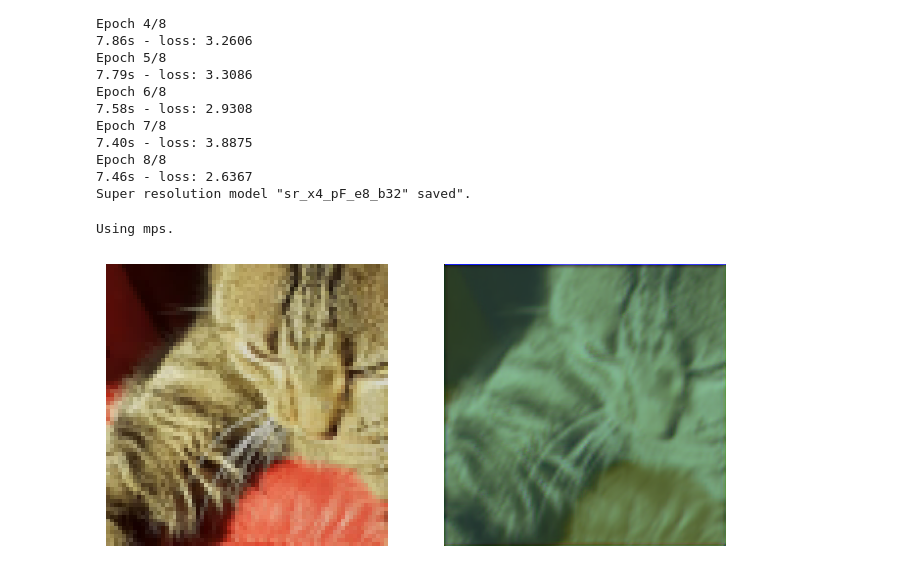
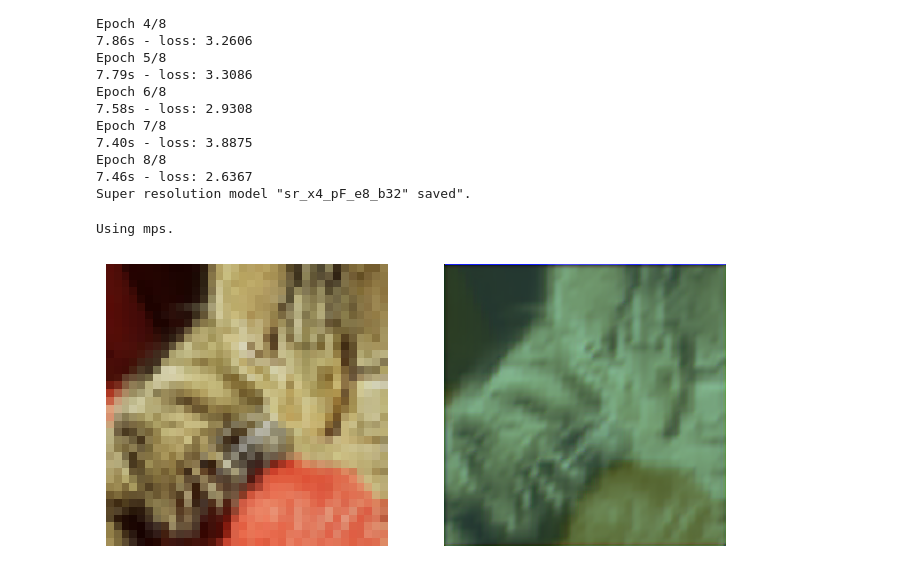
Before and after one commit to bastiensoucasse/amip-project, a Jupyter notebook: src/sr.ipynb, the cells around one changed output. Drawn from its saved outputs; the diff is of its cells as text; code cells hidden in the pictures.

```diff
--- a/src/sr.ipynb
+++ b/src/sr.ipynb
@@ -69,20 +69,20 @@ def display_images(image1, image2):
 # %%
 from test import sr_test
 
 import numpy as np
 
 # Set the parameters
 name = "sr_x8_pF_e32_b32"
-scaling_factor = 4
+scaling_factor = 8
 input = "data/IMG-20210103-WA0000.jpg"
 
 # Test the super resolution model
 lr_img, gen_img = sr_test(name, scaling_factor, input)
 assert (np.array(gen_img.size) == scaling_factor * np.array(lr_img.size)).all()
 display_images(lr_img, gen_img)
 # %% [output]
 Using mps.
-[figure, old version]
+[figure, new version]
 # %%
 import os
 
```
Also changed, not shown: parts of 1 cell of this notebook, 13 other files.
